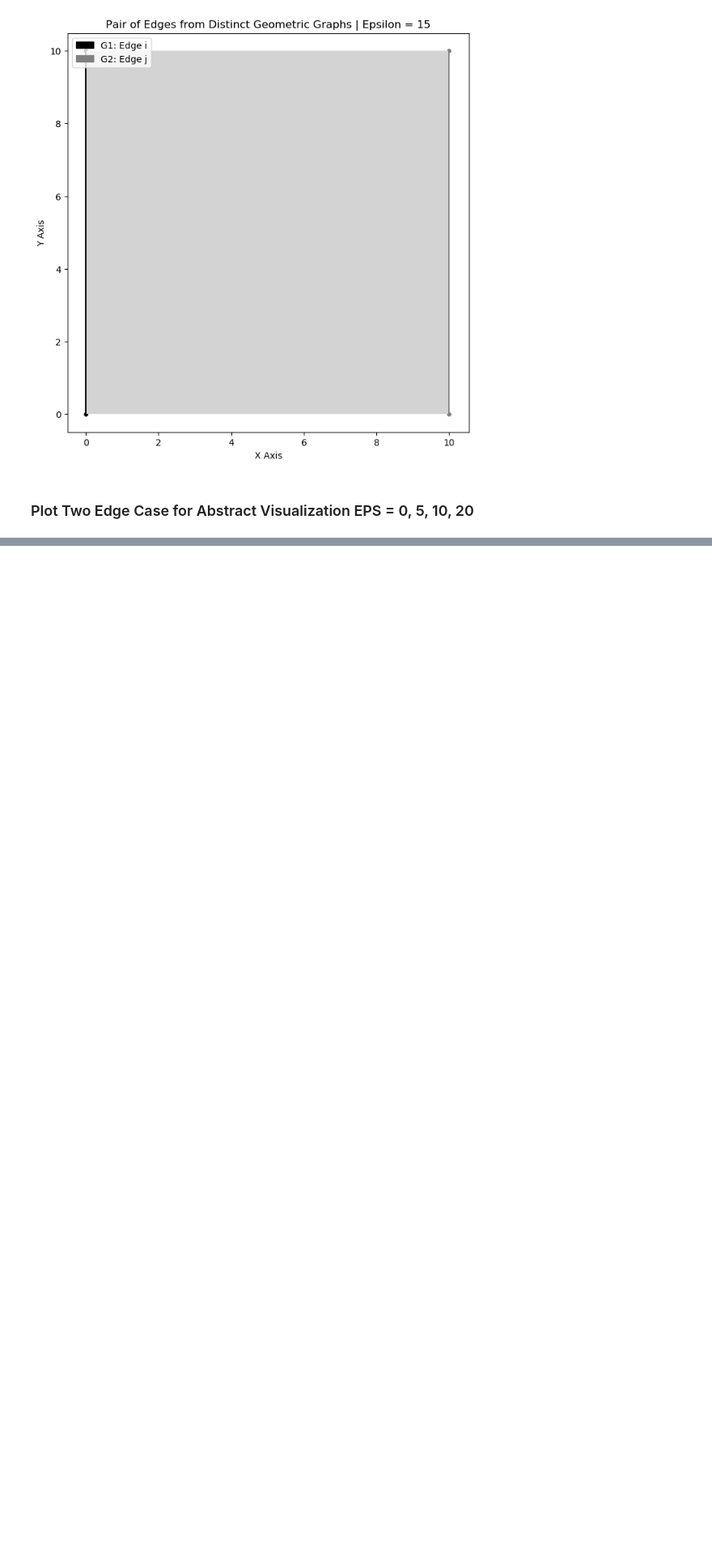
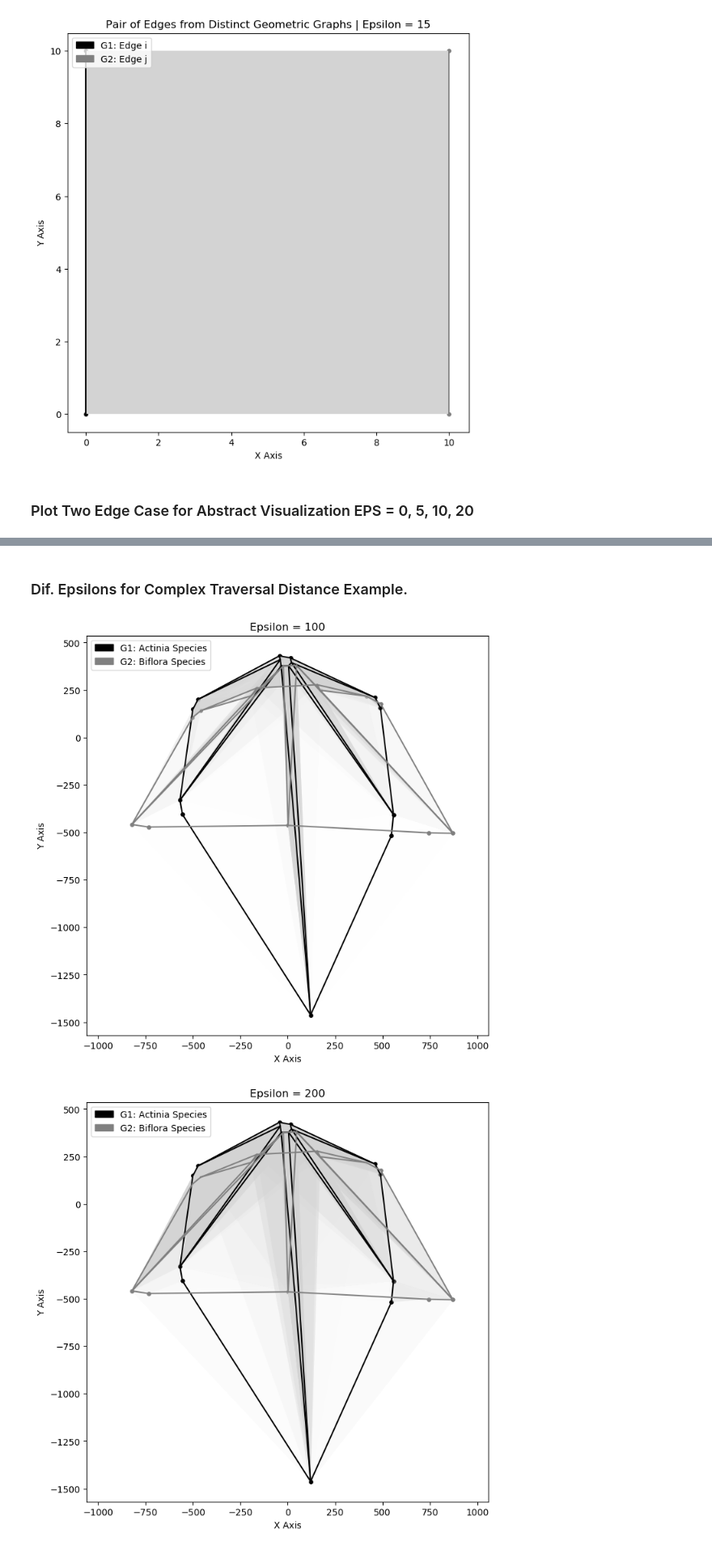
Before and after one commit to compgeomTU/will_rodman_thesis, a Jupyter notebook: images/image_generator.ipynb, the cells around one changed output, grey strips where cells are left out. Shown at 81% size. Cells and saved outputs as stored; diff of their text form; code cells hidden in the pictures; blank space fills up the shorter version.

```diff
--- a/images/image_generator.ipynb
+++ b/images/image_generator.ipynb
@@ -177,8 +176,3 @@ plot_helper(epsilon=15)
 [figure]
 # %% [markdown]
 ### Plot Two Edge Case for Abstract Visualization EPS = 0, 5, 10, 20
-# %%
-epsilons = (10, 10.25, 10.75, 15)
-
-for idx, epsilon in enumerate(epsilons):
-    plot_helper(epsilon=epsilon)
@@ -189,0 +220,22 @@ for idx, epsilon in enumerate(epsilons):
+# %% [markdown]
+### Dif. Epsilons for Complex Traversal Distance Example.
+# %%
+epsilons = (100, 200, 300, 400)
+
+for idx, epsilon in enumerate(epsilons):
+
+    visualize = Visualize(graph_1, graph_2, epsilon=epsilon)
+    fig, ax = visualize.plot_freespace()
+    fig.set_size_inches(8, 8)
+
+
+    ax.set_title(f"Epsilon = {epsilon}")
+    ax.set_xlabel("X Axis")
+    ax.set_ylabel("Y Axis")
+    ax.set_xlim(-1000, 1000)
+
+    fig.savefig(f"svgs/plant_geometric_graph_pair_epsilon_{epsilon}.svg", format='svg')
+    plt.show()
+# %% [output]
+[figure, added]
+[figure, added]
```
Also changed, not shown: parts of 6 cells of this notebook, 24 other files.
